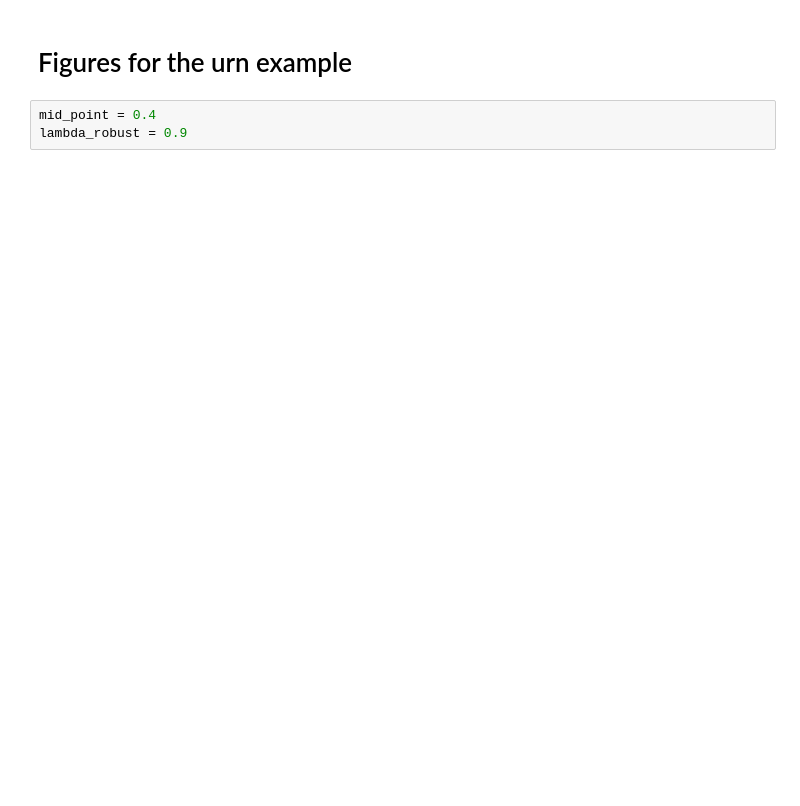
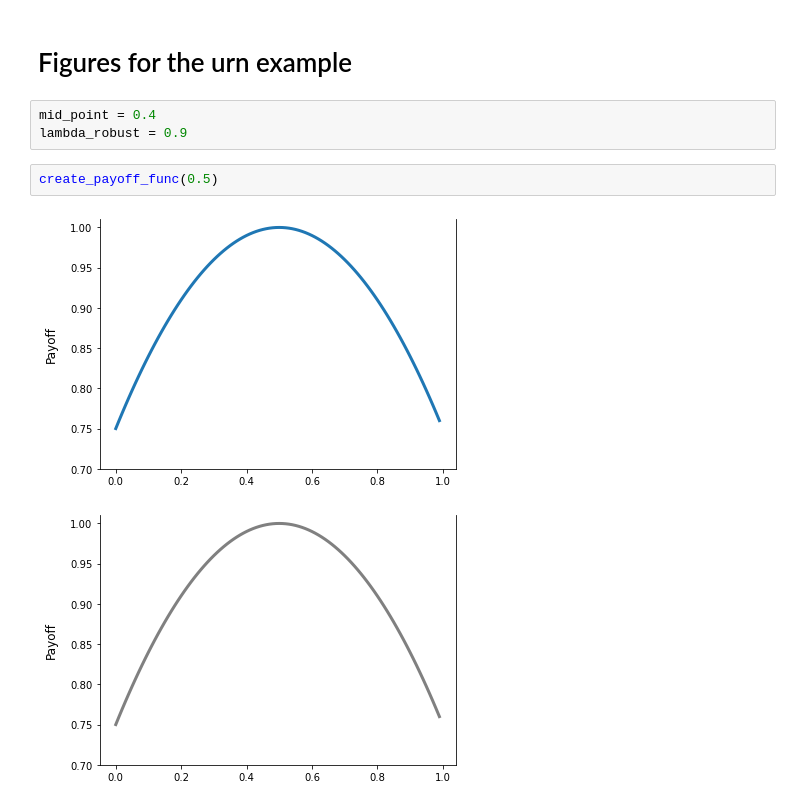
Before and after one commit to robustzurcher/analysis, a Jupyter notebook: notebooks/02_framework.ipynb, the cells around one changed output. Drawn from its saved outputs; the diff is of its cells as text; blank space fills up the shorter version.

```diff
--- a/notebooks/02_framework.ipynb
+++ b/notebooks/02_framework.ipynb
@@ -3,6 +3,11 @@
 # %%
 mid_point = 0.4
 lambda_robust = 0.9
+# %%
+create_payoff_func(0.5)
+# %% [output]
+[figure, added]
+[figure, added]
 # %%
 create_plot_expected_payoff_func(mid_point, lambda_robust)
 # %% [output]
```
Also changed, not shown: parts of 5 cells of this notebook, 2 other files.
